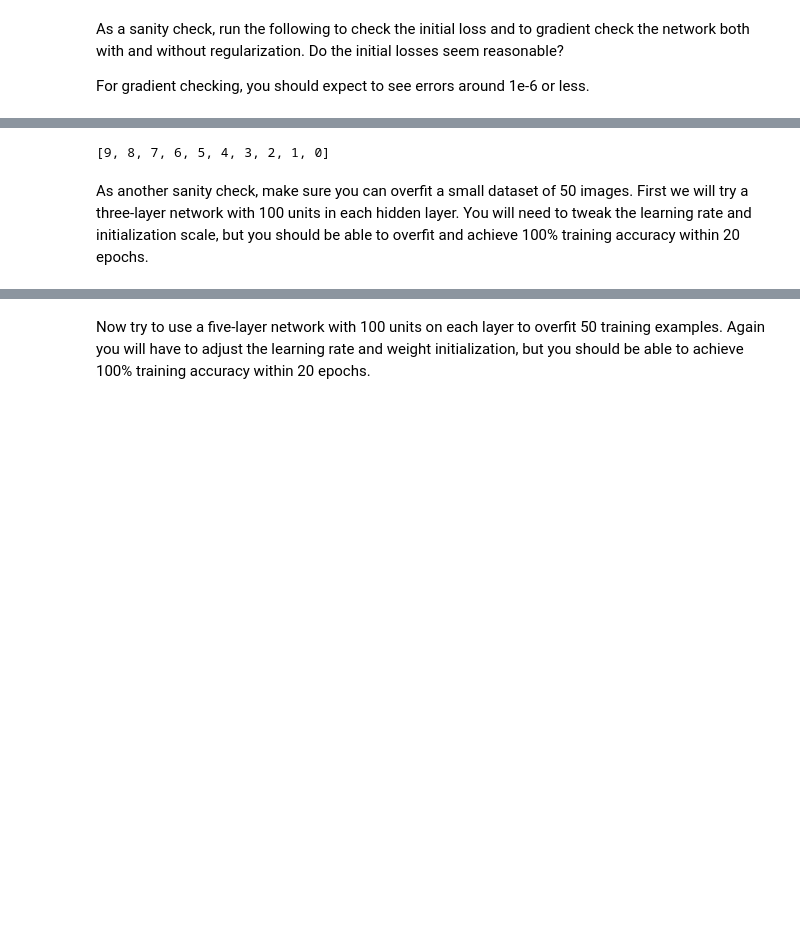
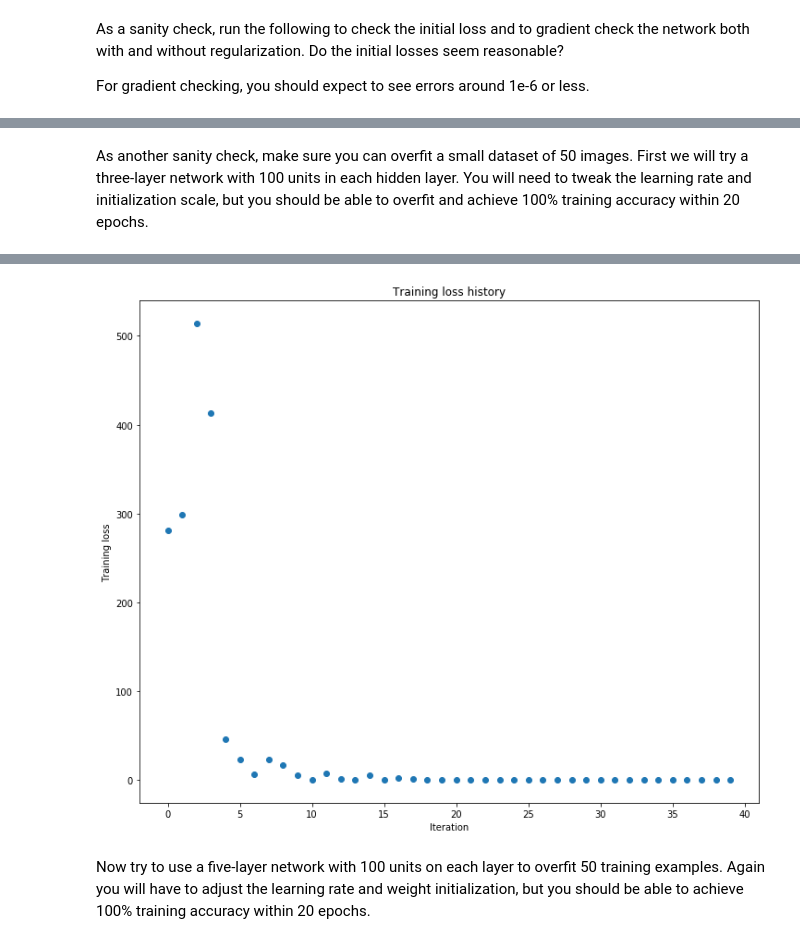
Before and after one commit to Howuhh/cs231n_2018, a Jupyter notebook: assignment2/FullyConnectedNets.ipynb, the cells around one changed output, grey strips where cells are left out. Cells and saved outputs as stored; diff of their text form; code cells hidden in the pictures; blank space fills up the shorter version.

```diff
--- a/assignment2/FullyConnectedNets.ipynb
+++ b/assignment2/FullyConnectedNets.ipynb
@@ -455,13 +455,10 @@ W3 relative error: 1.0, False
 b1 relative error: 1.4752428222134868e-08, True
 b2 relative error: 1.7223750761525226e-09, True
 b3 relative error: 1.801765144951982e-10, True
-# %%
-list(range(10 - 1, -1, -1))
-# %% [output]
-[9, 8, 7, 6, 5, 4, 3, 2, 1, 0]
 # %% [markdown]
 As another sanity check, make sure you can overfit a small dataset of 50 images. First we will try a three-layer network with 100 units in each hidden layer. You will need to tweak the learning rate and initialization scale, but you should be able to overfit and achieve 100% training accuracy within 20 epochs.
 # %%
+%time
 # TODO: Use a three-layer Net to overfit 50 training examples.
 
 num_train = 50
@@ -472,8 +469,8 @@ small_data = {
   'y_val': data['y_val'],
 }
 
-weight_scale = 1e-2
-learning_rate = 1e-4
+weight_scale = 1e-1
+learning_rate = 1e-3
 model = FullyConnectedNet([100, 100],
               weight_scale=weight_scale, dtype=np.float64)
 solver = Solver(model, small_data,
@@ -490,3 +487,4 @@ plt.title('Training loss history')
 plt.xlabel('Iteration')
 plt.ylabel('Training loss')
 plt.show()
+# %% [output]
@@ -493,3 +508,4 @@ plt.show()
+[figure, added]
 # %% [markdown]
 Now try to use a five-layer network with 100 units on each layer to overfit 50 training examples. Again you will have to adjust the learning rate and weight initialization, but you should be able to achieve 100% training accuracy within 20 epochs.
 # %%
```
Also changed, not shown: parts of 13 cells of this notebook, 1 other file.
